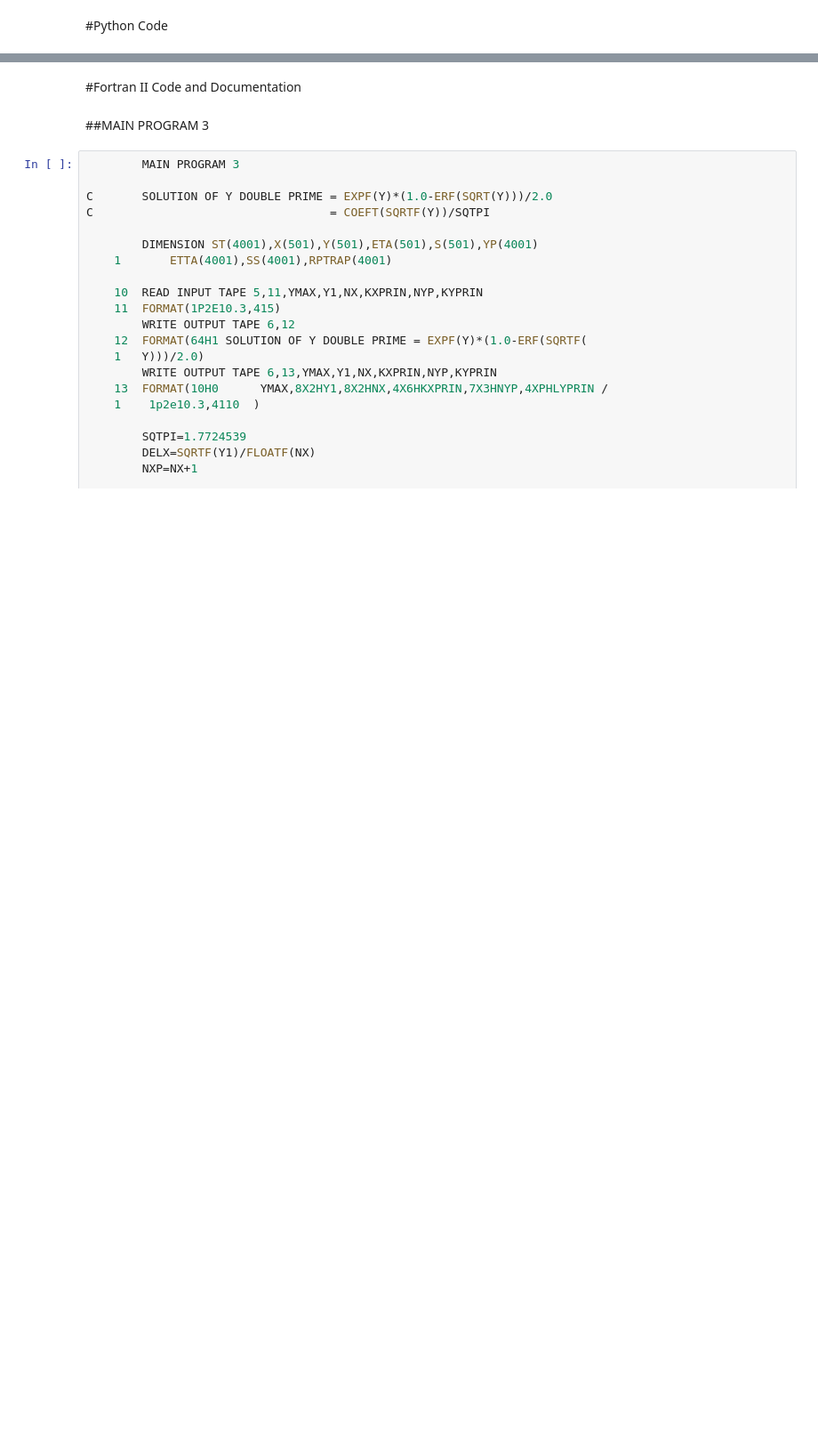
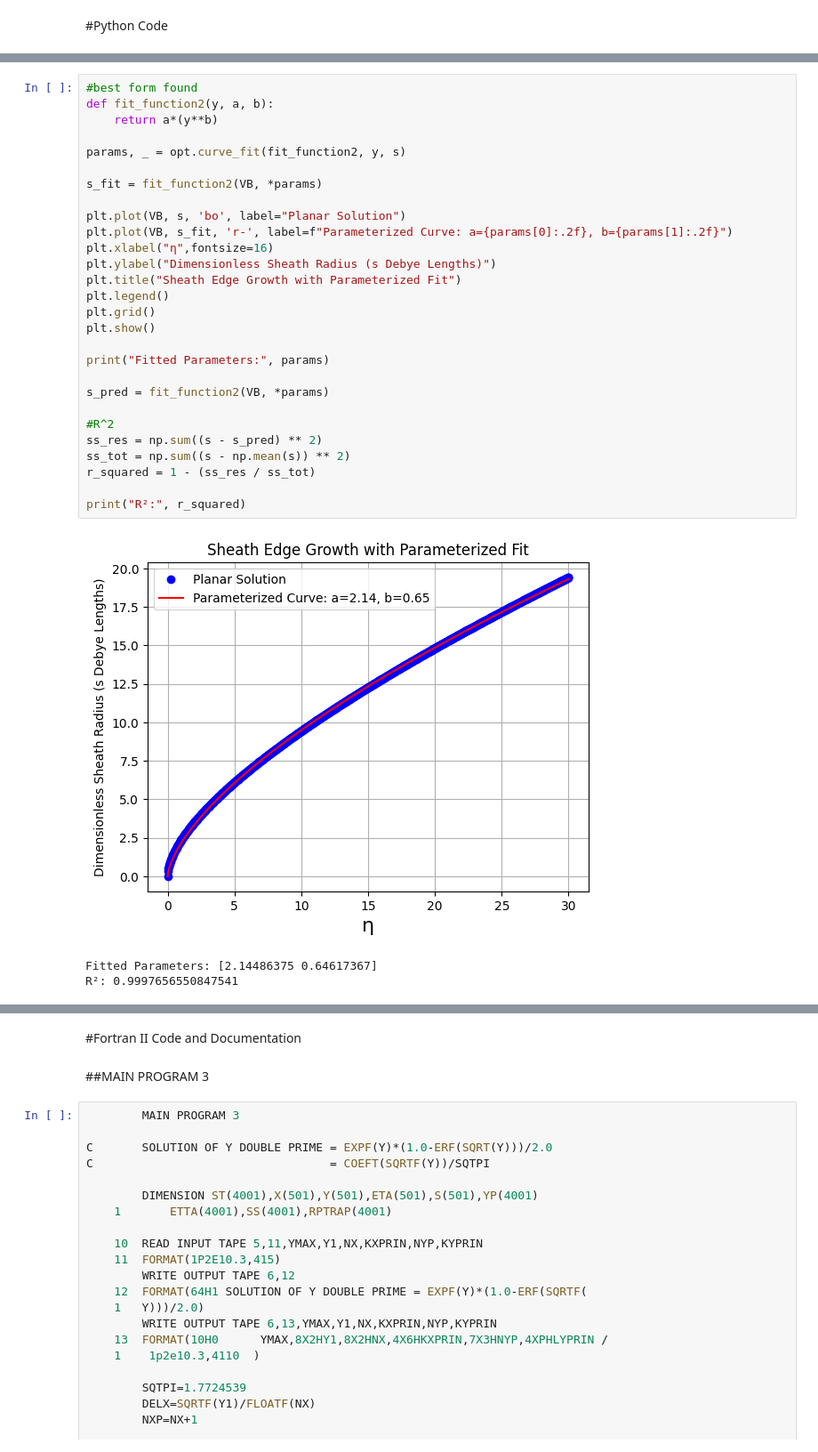
Before and after one commit to russburns/Laframboise1966Code, a Jupyter notebook: MAIN_PROGRAM_3.ipynb, the cells around one changed output, grey strips where cells are left out. Shown at 89% size. Cells and saved outputs as stored; diff of their text form; blank space fills up the shorter version.

```diff
--- a/MAIN_PROGRAM_3.ipynb
+++ b/MAIN_PROGRAM_3.ipynb
@@ -51 +48,33 @@ plt.show()
+# %%
+#best form found
+def fit_function2(y, a, b):
+    return a*(y**b)
+
+params, _ = opt.curve_fit(fit_function2, y, s)
+
+s_fit = fit_function2(VB, *params)
+
+plt.plot(VB, s, 'bo', label="Planar Solution")
+plt.plot(VB, s_fit, 'r-', label=f"Parameterized Curve: a={params[0]:.2f}, b={params[1]:.2f}")
+plt.xlabel("η",fontsize=16)
+plt.ylabel("Dimensionless Sheath Radius (s Debye Lengths)")
+plt.title("Sheath Edge Growth with Parameterized Fit")
+plt.legend()
+plt.grid()
+plt.show()
+
+print("Fitted Parameters:", params)
+
+s_pred = fit_function2(VB, *params)
+
+#R^2
+ss_res = np.sum((s - s_pred) ** 2)
+ss_tot = np.sum((s - np.mean(s)) ** 2)
+r_squared = 1 - (ss_res / ss_tot)
+
+print("R²:", r_squared)
+# %% [output]
+[figure, added]
+Fitted Parameters: [2.14486375 0.64617367]
+R²: 0.9997656550847541
 # %%
```
Also changed, not shown: parts of 4 cells of this notebook.
